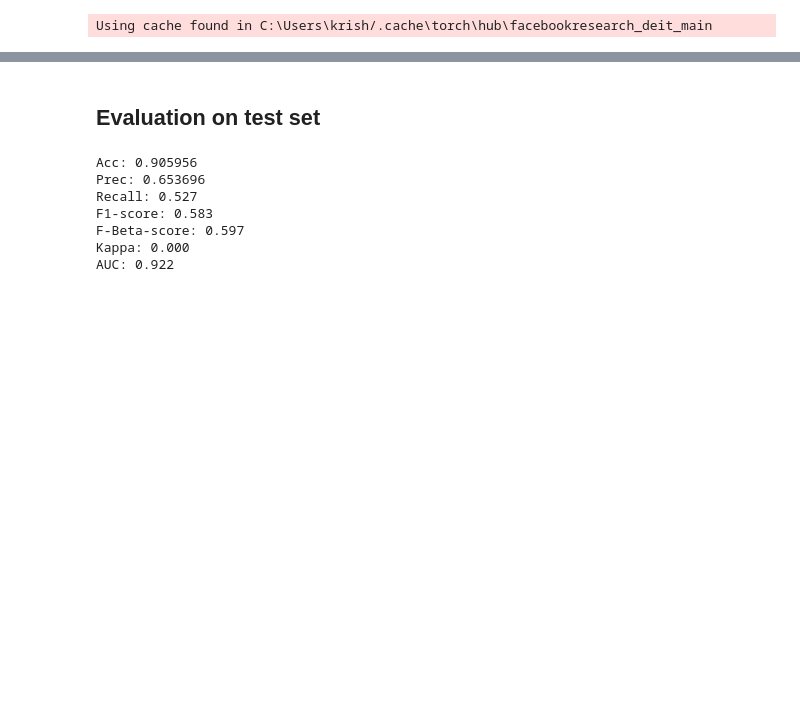
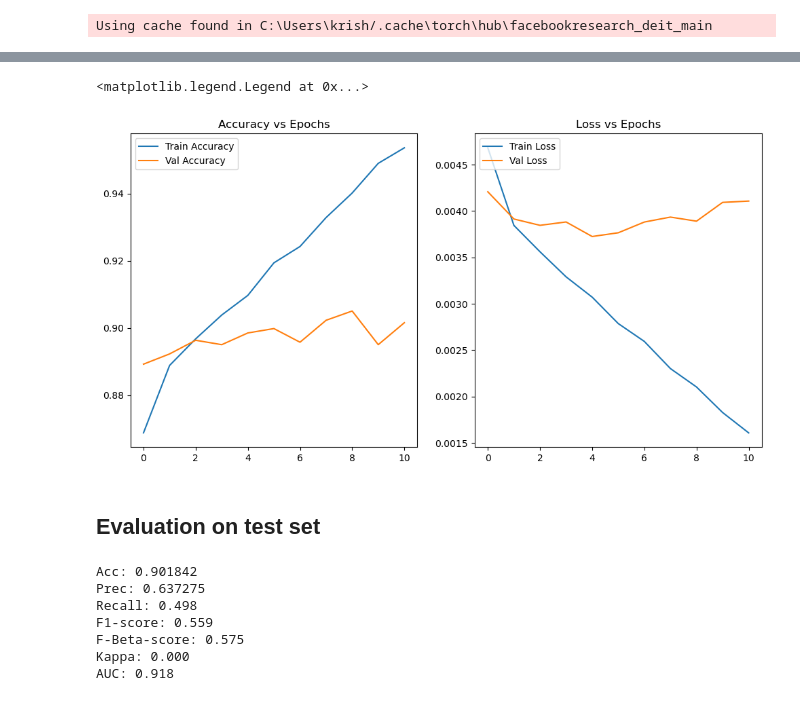
Before and after one commit to madhava20217/Ocular-Disease-Multiclass-Identification-ODIR19-, a Jupyter notebook: NewModel/deit.ipynb, the cells around one changed output, grey strips where cells are left out. Cells and saved outputs as stored; diff of their text form; code cells hidden in the pictures; blank space fills up the shorter version.

```diff
--- a/NewModel/deit.ipynb
+++ b/NewModel/deit.ipynb
@@ -215,6 +215,3 @@ class ClassificationNet(nn.Module):
         out = F.relu(self.layer_3(out))
         out = out + resi
         return out
-# %%
-my_mod = torch.hub.load('facebookresearch/deit:main', 'deit_small_patch16_224', pretrained=True)
-my_mod
@@ -294,6 +314,11 @@ img_loss_fn = nn.BCELoss(weights)
 
 EPOCHS = 20
 
+train_loss = []
+val_loss = []
+train_acc = []
+val_acc = []
+
 for epoch_num in range(EPOCHS):
 
   total_acc_train = 0
@@ -303,7 +328,7 @@ for epoch_num in range(EPOCHS):
         optimizer.zero_grad()
         train_label = train_label.to(device)
         train_image = train_image.to(device)
-        train_metadata = train_metadata.to(device)
+        train_metadata = train_metadata.to(device).float()
 
 
         output = model(train_image, train_metadata)
@@ -323,7 +348,7 @@ for epoch_num in range(EPOCHS):
         optimizer.zero_grad()
         val_label = val_label.to(device)
         val_image = val_image.to(device)
-        val_metadata = val_metadata.to(device)
+        val_metadata = val_metadata.to(device).float()
 
 
         output = model(val_image, val_metadata)
@@ -340,11 +365,17 @@ for epoch_num in range(EPOCHS):
 
   print("Epoch [{}/{}], Train Loss: {:.4f}, acc img: {:.4f}".format(epoch_num+1, EPOCHS, avg_train_loss*BATCH_SIZE, train_img_acc.compute()))
   print("Epoch [{}/{}], Val Loss: {:.4f}, acc img: {:.4f}".format(epoch_num+1, EPOCHS, avg_val_loss*BATCH_SIZE, val_img_acc.compute()))
+  early_stopping(avg_val_loss, model)
 
+  if early_stopping.early_stop:
+      print("Early stopping")
+      print('-'*60)
+
+
+  train_acc.append(train_img_acc.compute())
+  val_acc.append(val_img_acc.compute())
+  train_loss.append(avg_train_loss)
+  val_loss.append(avg_val_loss)
   train_img_acc.reset()
   val_img_acc.reset()
-
-  torch.save(model.state_dict(), './' + 'checkpoint_deit' + '.pt' )
-
-torch.save(model.state_dict(), './' + 'finetuned_deit' + '.pt' )
 # %% [output]
@@ -376 +422,20 @@ KeyboardInterrupt:
+# %%
+ac_t = [x.item() for x in train_acc]
+ac_v = [x.item() for x in val_acc]
+# %%
+import matplotlib.pyplot as plt
+
+fig, ax = plt.subplots(1, 2, figsize = (12, 6))
+ax[0].plot(range(len(train_acc)), ac_t, label = 'Train Accuracy')
+ax[0].plot(range(len(train_acc)), ac_v, label = 'Val Accuracy')
+ax[0].set_title("Accuracy vs Epochs")
+ax[0].legend(loc = 'upper left')
+
+ax[1].plot(range(len(train_acc)), train_loss, label = 'Train Loss')
+ax[1].plot(range(len(train_acc)), val_loss, label = 'Val Loss')
+ax[1].set_title("Loss vs Epochs")
+ax[1].legend(loc = 'upper left')
+# %% [output]
+<matplotlib.legend.Legend at 0x...>
+[figure, added]
 # %%
@@ -395,10 +460,9 @@ AUC = torchmetrics.classification.MultilabelAUROC(8, average = AVERAGING).to(dev
 
 for train_image, train_metadata, train_label in tqdm(test_dataloader):
     with torch.no_grad():
-        optimizer.zero_grad()
         train_label = train_label.to(device)
         train_image = train_image.to(device)
-        train_metadata = train_metadata.to(device)
+        train_metadata = train_metadata.to(device).float()
 
 
         predictions = model(train_image, train_metadata)
@@ -428,10 +492,10 @@ avg_test_acc  = test_acc /len(test_df)
 print("Acc: {:3f}\nPrec: {:3f}\nRecall: {:.3f}\nF1-score: {:.3f}\nF-Beta-score: {:.3f}\nKappa: {:.3f}\nAUC: {:.3f}".format(add_acc, add_prec,add_rec, add_f1, add_fbeta, add_kappa, add_auc))
 torch.cuda.empty_cache()
 # %% [output]
-Acc: 0.905956
-Prec: 0.653696
-Recall: 0.527
-F1-score: 0.583
-F-Beta-score: 0.597
+Acc: 0.901842
+Prec: 0.637275
+Recall: 0.498
+F1-score: 0.559
+F-Beta-score: 0.575
 Kappa: 0.000
-AUC: 0.922
+AUC: 0.918
```
Also changed, not shown: parts of 8 cells of this notebook, 5 other files.
